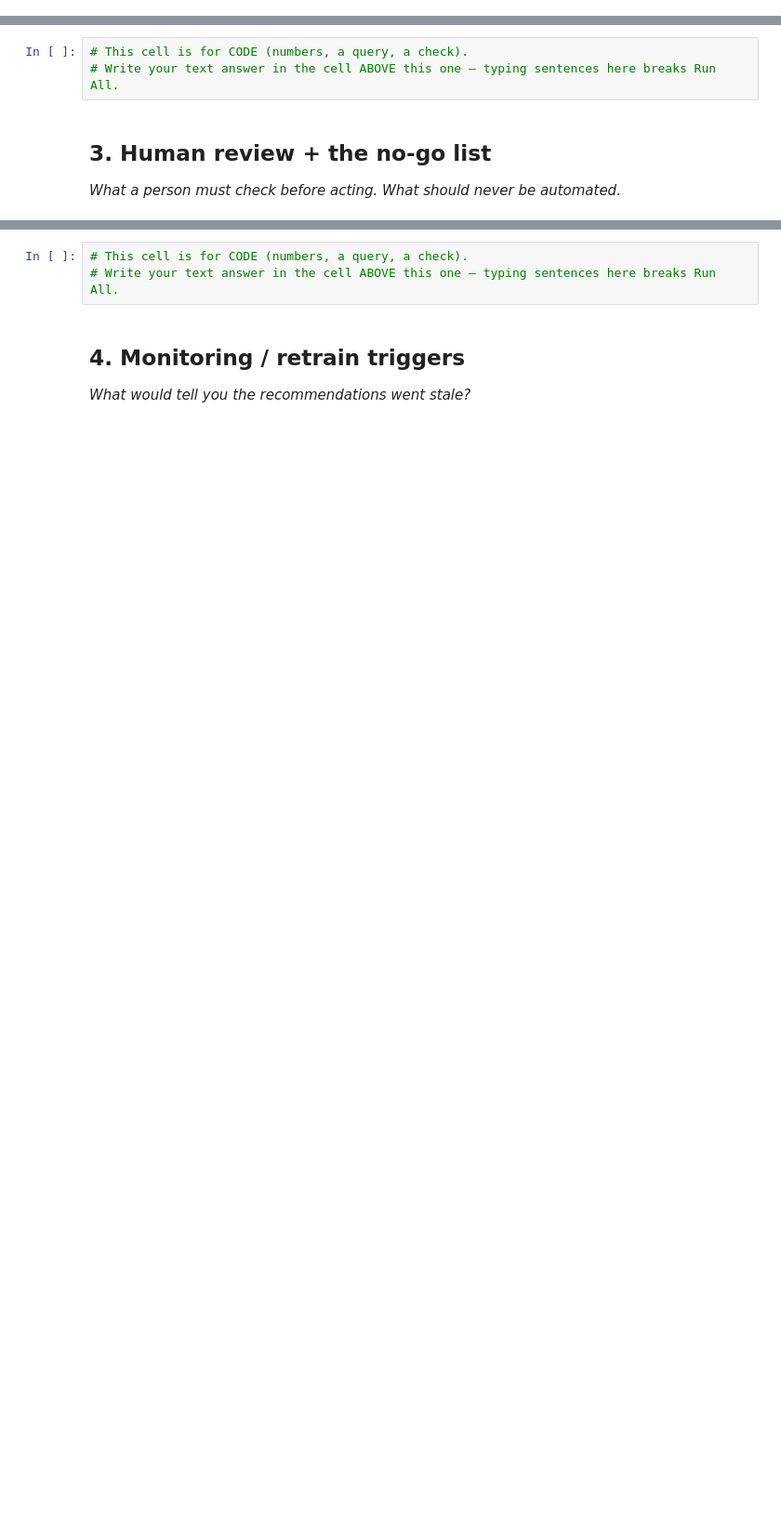
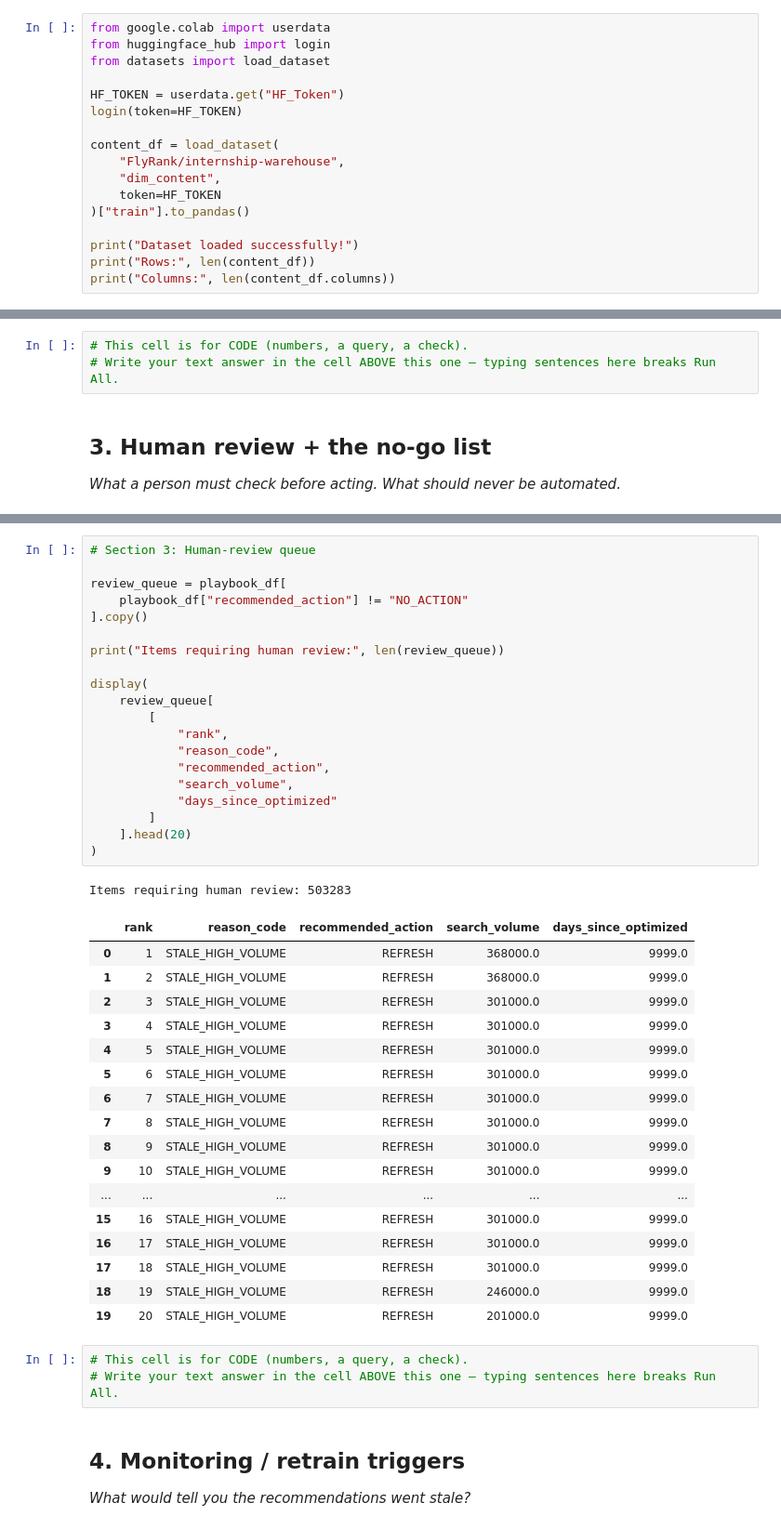
Before and after one commit to Abdullah200401/flyrank-ml-internship, a Jupyter notebook: work/notebooks/w07_action_playbook.ipynb, the cells around one changed output, grey strips where cells are left out. Shown at 93% size. Drawn from its saved outputs; the diff is of its cells as text; blank space fills up the shorter version.

```diff
--- a/work/notebooks/w07_action_playbook.ipynb
+++ b/work/notebooks/w07_action_playbook.ipynb
@@ -6,3 +8,20 @@
 This skeleton is yours to fill. Work the sections **in order** — each one has a one-line hint. Simple words, honest numbers.
 
 > Working with an AI assistant? Tell it to read `skills/README.md` first and load the one skill this assignment names on its card.
+# %%
+from google.colab import userdata
+from huggingface_hub import login
+from datasets import load_dataset
+
+HF_TOKEN = userdata.get("HF_Token")
+login(token=HF_TOKEN)
+
+content_df = load_dataset(
+    "FlyRank/internship-warehouse",
+    "dim_content",
+    token=HF_TOKEN
+)["train"].to_pandas()
+
+print("Dataset loaded successfully!")
+print("Rows:", len(content_df))
+print("Columns:", len(content_df.columns))
@@ -27,3 +238,42 @@ This skeleton is yours to fill. Work the sections **in order** — each one has
+# %%
+# Section 3: Human-review queue
+
+review_queue = playbook_df[
+    playbook_df["recommended_action"] != "NO_ACTION"
+].copy()
+
+print("Items requiring human review:", len(review_queue))
+
+display(
+    review_queue[
+        [
+            "rank",
+            "reason_code",
+            "recommended_action",
+            "search_volume",
+            "days_since_optimized"
+        ]
+    ].head(20)
+)
+# %% [output]
+Items requiring human review: 503283
+|  | rank | reason_code | recommended_action | search_volume | days_since_optimized |
+| 0 | 1 | STALE_HIGH_VOLUME | REFRESH | 368000.0 | 9999.0 |
+| 1 | 2 | STALE_HIGH_VOLUME | REFRESH | 368000.0 | 9999.0 |
+| 2 | 3 | STALE_HIGH_VOLUME | REFRESH | 301000.0 | 9999.0 |
+| 3 | 4 | STALE_HIGH_VOLUME | REFRESH | 301000.0 | 9999.0 |
+| 4 | 5 | STALE_HIGH_VOLUME | REFRESH | 301000.0 | 9999.0 |
+| 5 | 6 | STALE_HIGH_VOLUME | REFRESH | 301000.0 | 9999.0 |
+| 6 | 7 | STALE_HIGH_VOLUME | REFRESH | 301000.0 | 9999.0 |
+| 7 | 8 | STALE_HIGH_VOLUME | REFRESH | 301000.0 | 9999.0 |
+| 8 | 9 | STALE_HIGH_VOLUME | REFRESH | 301000.0 | 9999.0 |
+| 9 | 10 | STALE_HIGH_VOLUME | REFRESH | 301000.0 | 9999.0 |
+| ... | ... | ... | ... | ... | ... |
+| 15 | 16 | STALE_HIGH_VOLUME | REFRESH | 301000.0 | 9999.0 |
+| 16 | 17 | STALE_HIGH_VOLUME | REFRESH | 301000.0 | 9999.0 |
+| 17 | 18 | STALE_HIGH_VOLUME | REFRESH | 301000.0 | 9999.0 |
+| 18 | 19 | STALE_HIGH_VOLUME | REFRESH | 246000.0 | 9999.0 |
+| 19 | 20 | STALE_HIGH_VOLUME | REFRESH | 201000.0 | 9999.0 |
 # %%
 # This cell is for CODE (numbers, a query, a check).
 # Write your text answer in the cell ABOVE this one — typing sentences here breaks Run All.
```
Also changed, not shown: parts of 11 cells of this notebook.
